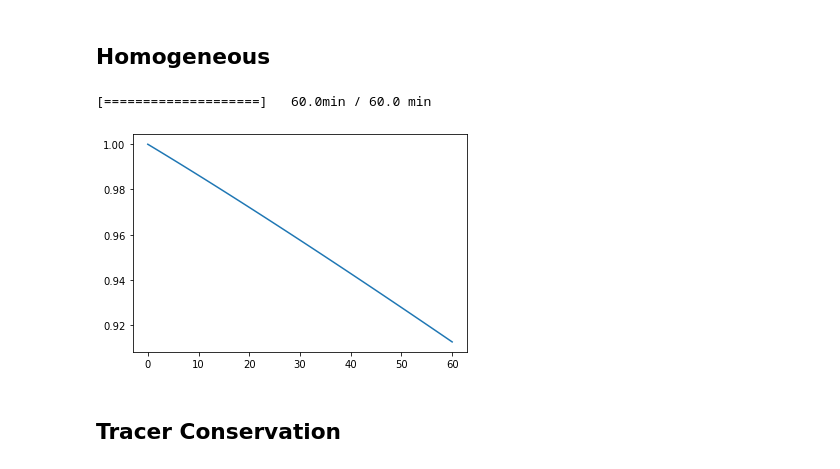
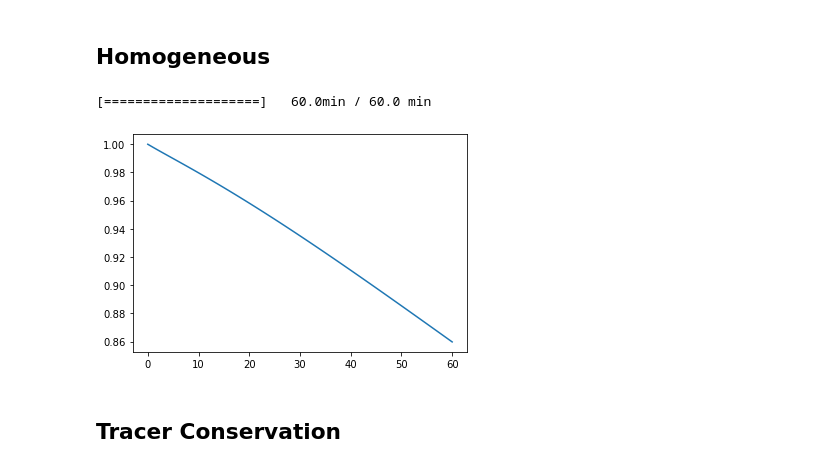
Before and after one commit to jorgenriseth/multirat, a Jupyter notebook: notebooks/Simulation Notebook.ipynb, the cells around one changed output. Cells and saved outputs as stored; diff of their text form; code cells hidden in the pictures.

```diff
--- a/notebooks/Simulation Notebook.ipynb
+++ b/notebooks/Simulation Notebook.ipynb
@@ -16,31 +19,31 @@ import multirat.base
 # %%
 # Init arguments
 dt = 60.
 T = 3600.
-res = 8
+res = 32
 time = TimeKeeper(dt, T)
 domain = hdf2fenics(f"{MESH_DIR}/mesh{res}.h5", pack=True)
 V = FunctionSpace(domain.mesh, "CG", 1)
 
-# Definie initial Condition
+# Define initial Condition
 u0 = HomogeneousDirichletProjector().project(
         gaussian_expression(center=PARAMS["injection_center"], std=PARAMS["injection_spread"], degree=1), V
 )
 projectors.rescale_function(u0, 1.)
 problem = HomogeneousProblem(domain, time, u0, V)
 
 results_path = f"{RESULTS_DIR}/testpath"
 computer_homogeneous = BaseComputer({"amounts_total": lambda u: assemble(u * dx)})
 solve_diffusion_problem(problem, results_path, computer_homogeneous)
 time.reset()
 
 # Perform plotting
 plt.figure()
 plt.plot(computer_homogeneous["amounts_total"])
 plt.show()
 # %% [output]
 [====================]   60.0min / 60.0 min
-[figure, old version]
+[figure, new version]
 # %% [markdown]
 ## Tracer Conservation
 # %%
```
Also changed, not shown: parts of 7 cells of this notebook, 11 other files.
